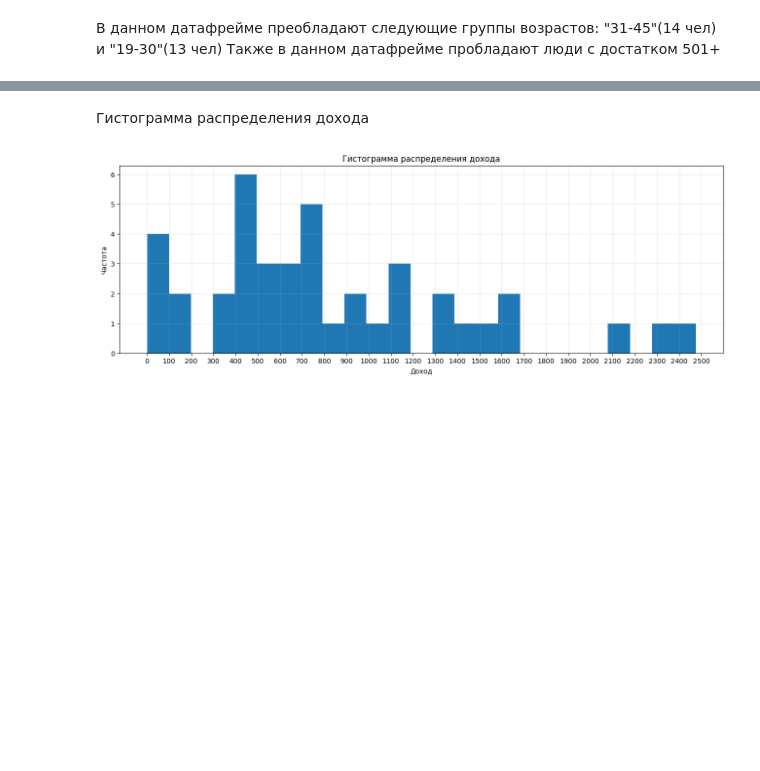
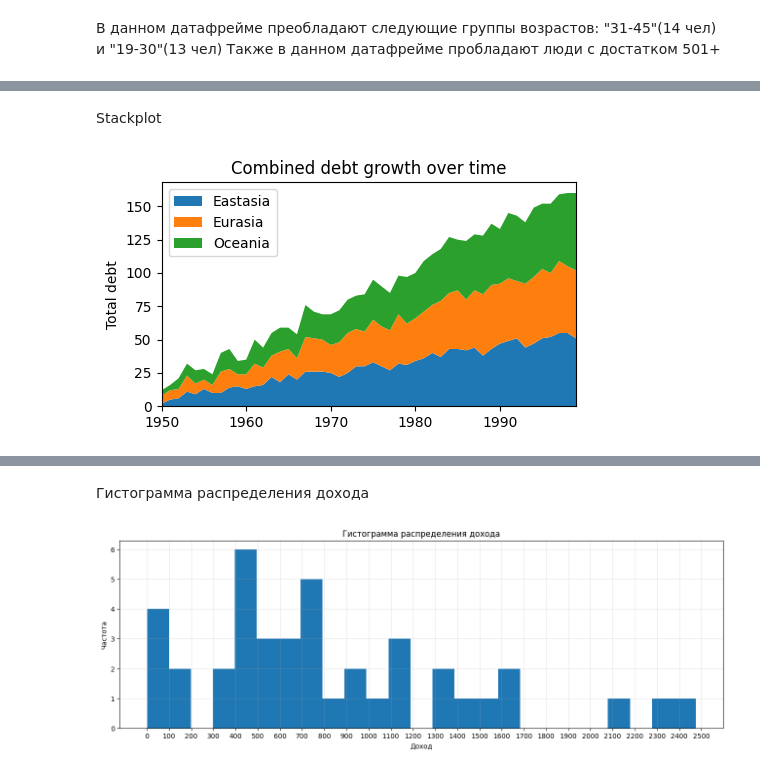
Before and after one commit to artemkr18/artificial-intelligence, a Jupyter notebook: homeworks/HW02/HW02.ipynb, the cells around one changed output, grey strips where cells are left out. Cells and saved outputs as stored; diff of their text form; code cells hidden in the pictures; blank space fills up the shorter version.

```diff
--- a/homeworks/HW02/HW02.ipynb
+++ b/homeworks/HW02/HW02.ipynb
@@ -287,0 +309,20 @@ Name: count, dtype: int64
+# %% [markdown]
+Stackplot
+# %%
+# задаем данные
+rng = np.arange(50) #
+rnd = np.random.randint(0, 10, size=(3, rng.size)) #
+yrs = 1950 + rng #
+
+fig, ax = plt.subplots(figsize=(5, 3)) # создаем полотно заданного размера
+ax.stackplot(yrs, rng + rnd, labels=['Eastasia', 'Eurasia', 'Oceania']) # рисуем линии графиков, указав данные по оси х,оси у и названия графиков (метки)
+ax.set_title('Combined debt growth over time') # название всего графика
+ax.legend(loc='upper left') # отображаем подпись графиков, указывам его расположение
+#plt.show() # выводим на экран все полотна
+ax.set_ylabel('Total debt') # название оси ОУ
+ax.set_xlim(xmin=yrs[0], xmax=yrs[-1]) # диапазон отображения для оси ОХ
+fig.tight_layout() # более компактное раположение элементов графиков
+
+plt.show() # выводим на экран все полотна
+# %% [output]
+[figure, added]
```
Also changed, not shown: parts of 13 cells of this notebook, 4 other files.
